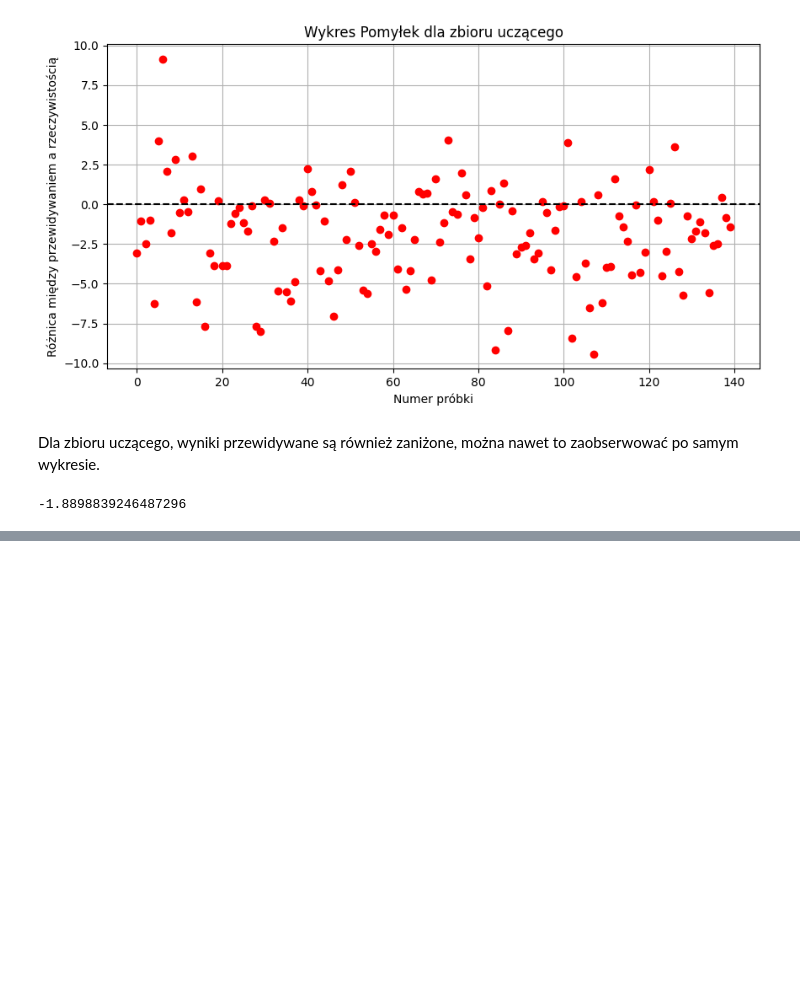
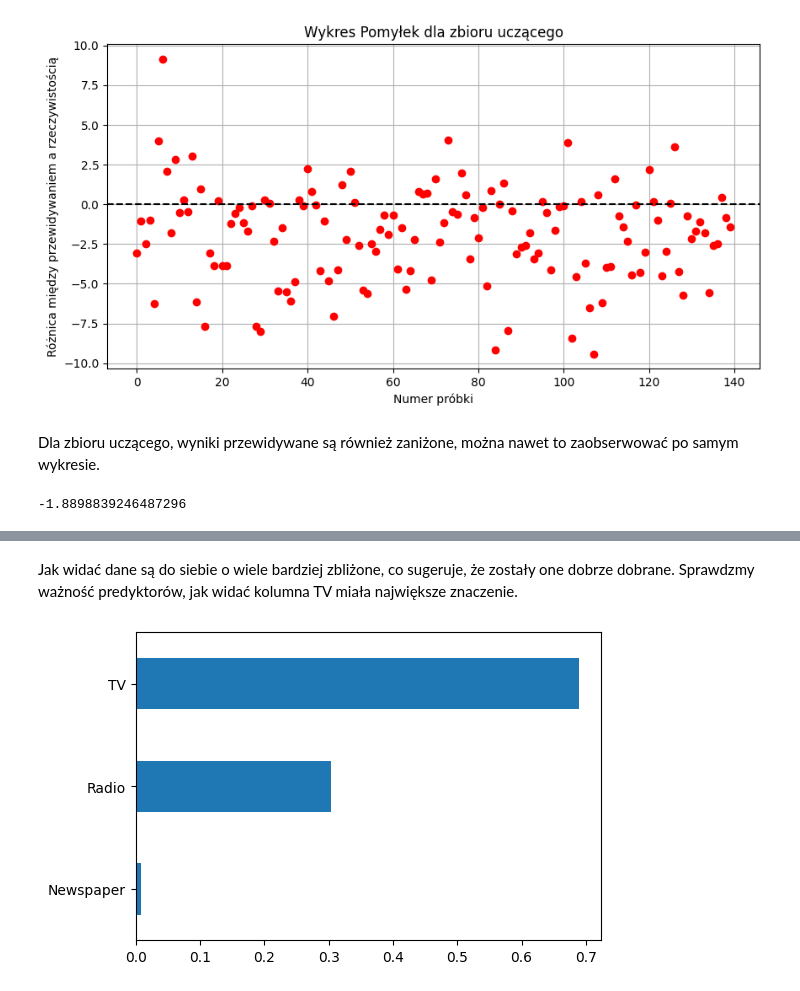
Before and after one commit to janluk00/advertisement-regression-models, a Jupyter notebook: models.ipynb, the cells around one changed output, grey strips where cells are left out. Saved outputs shown, nothing was run; the diff lists cells and outputs as text; code cells hidden in the pictures; blank space fills up the shorter version.

Commit message:
Model number 2

```diff
--- a/models.ipynb
+++ b/models.ipynb
@@ -273,0 +318,6 @@ sum(differences) / len(y_reg_train_pred)
+# %%
+X = data2.drop(columns=['Sales'])
+y = data2['Sales']
+# %%
+from sklearn.model_selection import train_test_split
+X_train, X_test, y_train, y_test = train_test_split(X, y, test_size=0.3, random_state=AVG_ID_SUM)
@@ -273,0 +333,4 @@ sum(differences) / len(y_reg_train_pred)
+# %%
+from sklearn.ensemble import RandomForestRegressor
+forest_reg1 = RandomForestRegressor(random_state=AVG_ID_SUM, n_jobs = -1)
+forest_reg1.fit(X_train, y_train)
@@ -273,0 +375,6 @@ sum(differences) / len(y_reg_train_pred)
+# %%
+from sklearn.model_selection import GridSearchCV
+hyperparameters = {'max_depth' : range(1,10), 'min_samples_split' : [10, 20,50]}
+best_forest_reg = GridSearchCV(RandomForestRegressor(random_state = AVG_ID_SUM,max_features = 1.0), hyperparameters, n_jobs = -1)
+best_forest_reg.fit(X_train, y_train)
+best_forest_reg.best_params_
@@ -273,0 +404,11 @@ sum(differences) / len(y_reg_train_pred)
+# %% [markdown]
+Jak widać dane są do siebie o wiele bardziej zbliżone, co sugeruje, że zostały one dobrze dobrane.
+Sprawdzmy ważność predyktorów, jak widać kolumna TV miała największe znaczenie.
+# %%
+def waznosc_predyktorow(drzewo):
+    waznosci = pd.Series(drzewo.feature_importances_, index=X_train.columns)
+    waznosci.sort_values(inplace=True)
+    waznosci.iloc[-10:].plot(kind='barh', figsize=(6,4))
+waznosc_predyktorow(best_forest_reg.best_estimator_)
+# %% [output]
+[figure, added]
```
Also changed, not shown: parts of 26 cells of this notebook, 3 other files.
